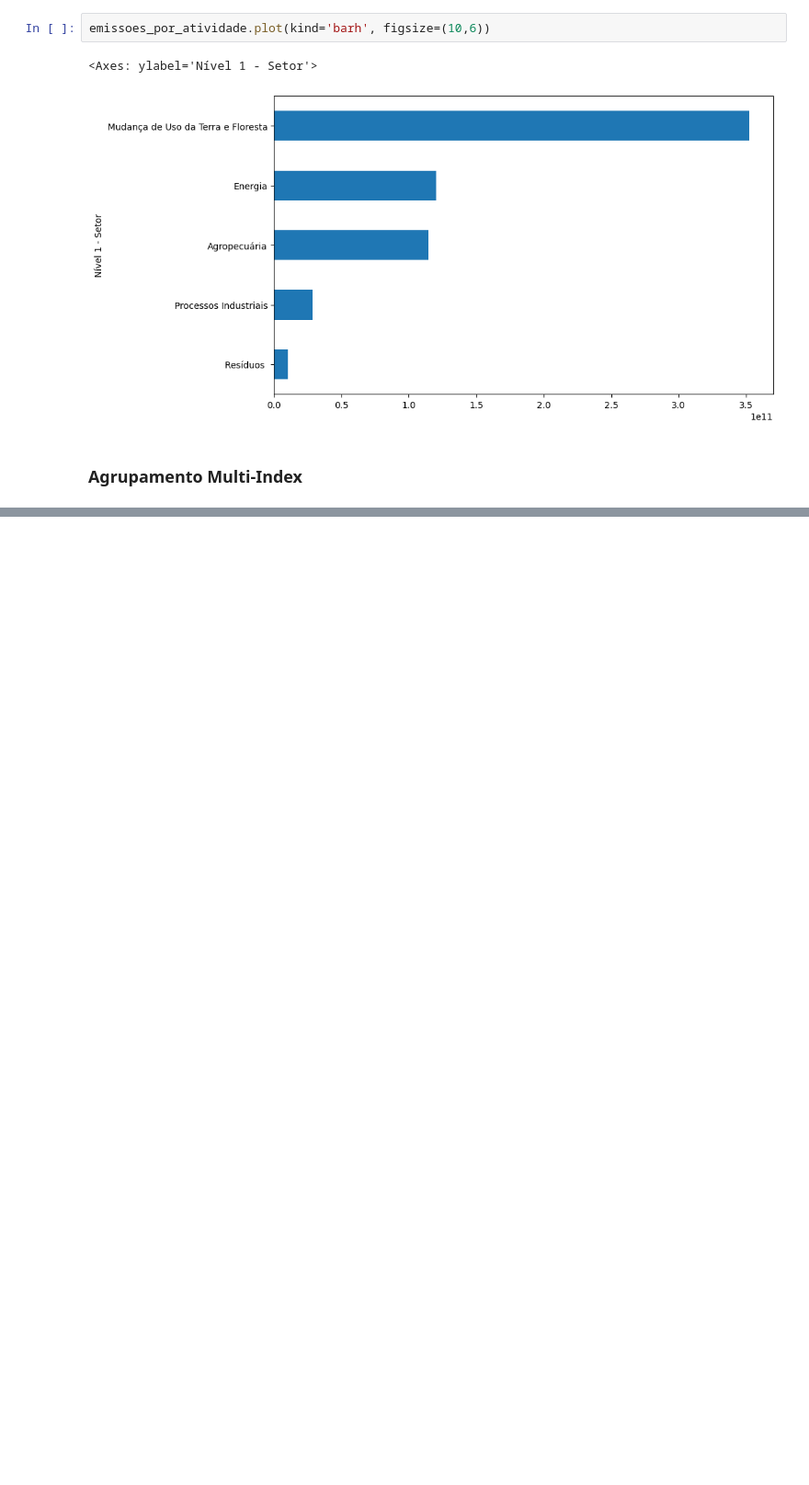
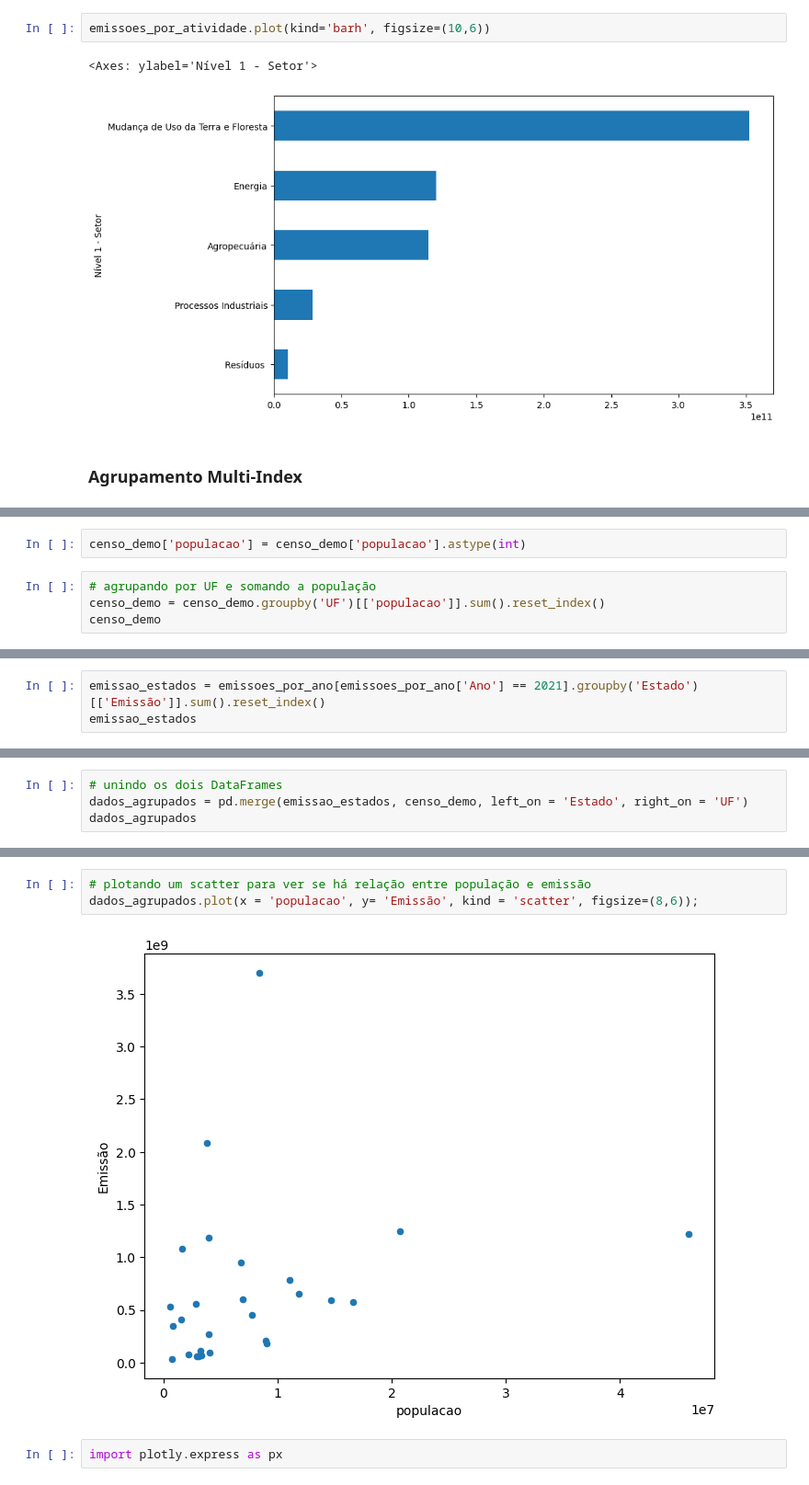
Before and after one commit to phfarath/Python-Projects, a Jupyter notebook: DataScience/Aprendendo/Pandas/AgrupandoDados.ipynb, the cells around one changed output, grey strips where cells are left out. Shown at 92% size. Drawn from its saved outputs; the diff is of its cells as text; blank space fills up the shorter version.

```diff
--- a/DataScience/Aprendendo/Pandas/AgrupandoDados.ipynb
+++ b/DataScience/Aprendendo/Pandas/AgrupandoDados.ipynb
@@ -399,0 +759,6 @@ emissoes_por_atividade.plot(kind='barh', figsize=(10,6))
+# %%
+censo_demo['populacao'] = censo_demo['populacao'].astype(int)
+# %%
+# agrupando por UF e somando a população
+censo_demo = censo_demo.groupby('UF')[['populacao']].sum().reset_index()
+censo_demo
@@ -399,0 +783,3 @@ emissoes_por_atividade.plot(kind='barh', figsize=(10,6))
+# %%
+emissao_estados = emissoes_por_ano[emissoes_por_ano['Ano'] == 2021].groupby('Estado')[['Emissão']].sum().reset_index()
+emissao_estados
@@ -399,0 +804,4 @@ emissoes_por_atividade.plot(kind='barh', figsize=(10,6))
+# %%
+# unindo os dois DataFrames
+dados_agrupados = pd.merge(emissao_estados, censo_demo, left_on = 'Estado', right_on = 'UF')
+dados_agrupados
@@ -399,0 +826,7 @@ emissoes_por_atividade.plot(kind='barh', figsize=(10,6))
+# %%
+# plotando um scatter para ver se há relação entre população e emissão
+dados_agrupados.plot(x = 'populacao', y= 'Emissão', kind = 'scatter', figsize=(8,6));
+# %% [output]
+[figure, added]
+# %%
+import plotly.express as px
```
Also changed, not shown: parts of 36 cells of this notebook.
